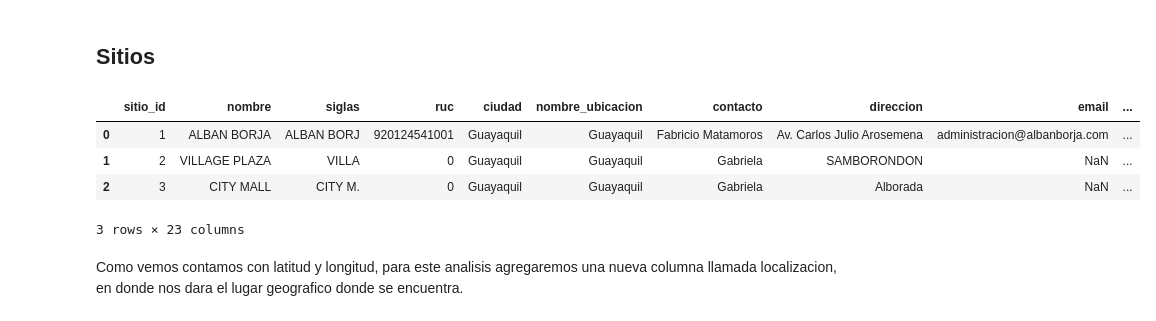
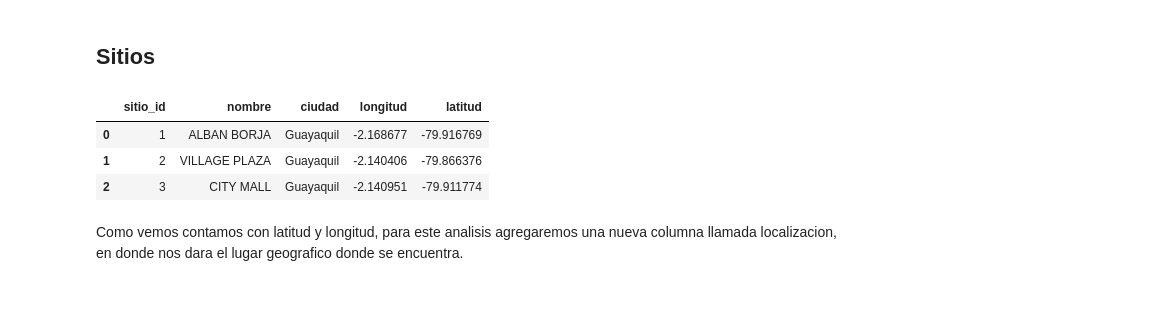
Before and after one commit to jlmasson/exploratorios_RF, a Jupyter notebook: VisualizacionesFinal.ipynb, the cells around one changed output. Drawn from its saved outputs; the diff is of its cells as text; code cells hidden in the pictures.

```diff
--- a/VisualizacionesFinal.ipynb
+++ b/VisualizacionesFinal.ipynb
@@ -237,14 +331,14 @@ conexionesFinal.head(2)
 # %% [markdown]
 ## Sitios
 # %%
-sitios = pd.DataFrame.from_csv("ma_sitios2.csv", sep = ",").reset_index()
+# sitios = pd.DataFrame.from_csv("ma_sitios2.csv", sep = ",").reset_index()
+sitios = pd.read_csv('ma_sitios2.csv', sep=',', index_col=False, usecols=["sitio_id","nombre","ciudad","longitud","latitud"])
 sitios.head(3)
 # %% [output]
-|  | sitio_id | nombre | siglas | ruc | ciudad | nombre_ubicacion | contacto | direccion | email | ... |
-| 0 | 1 | ALBAN BORJA | ALBAN BORJ | 920124541001 | Guayaquil | Guayaquil | Fabricio Matamoros | Av. Carlos Julio Arosemena | administracion@albanborja.com | ... |
-| 1 | 2 | VILLAGE PLAZA | VILLA | 0 | Guayaquil | Guayaquil | Gabriela | SAMBORONDON | NaN | ... |
-| 2 | 3 | CITY MALL | CITY M. | 0 | Guayaquil | Guayaquil | Gabriela | Alborada | NaN | ... |
+|  | sitio_id | nombre | ciudad | longitud | latitud |
+| 0 | 1 | ALBAN BORJA | Guayaquil | -2.168677 | -79.916769 |
+| 1 | 2 | VILLAGE PLAZA | Guayaquil | -2.140406 | -79.866376 |
+| 2 | 3 | CITY MALL | Guayaquil | -2.140951 | -79.911774 |
-3 rows × 23 columns
 # %% [markdown]
 Como vemos contamos con latitud y longitud, para este analisis agregaremos una nueva columna llamada localizacion, en donde nos dara el lugar geografico donde se encuentra.
 # %% [markdown]
```
Also changed, not shown: parts of 29 cells of this notebook, 2 other files.
